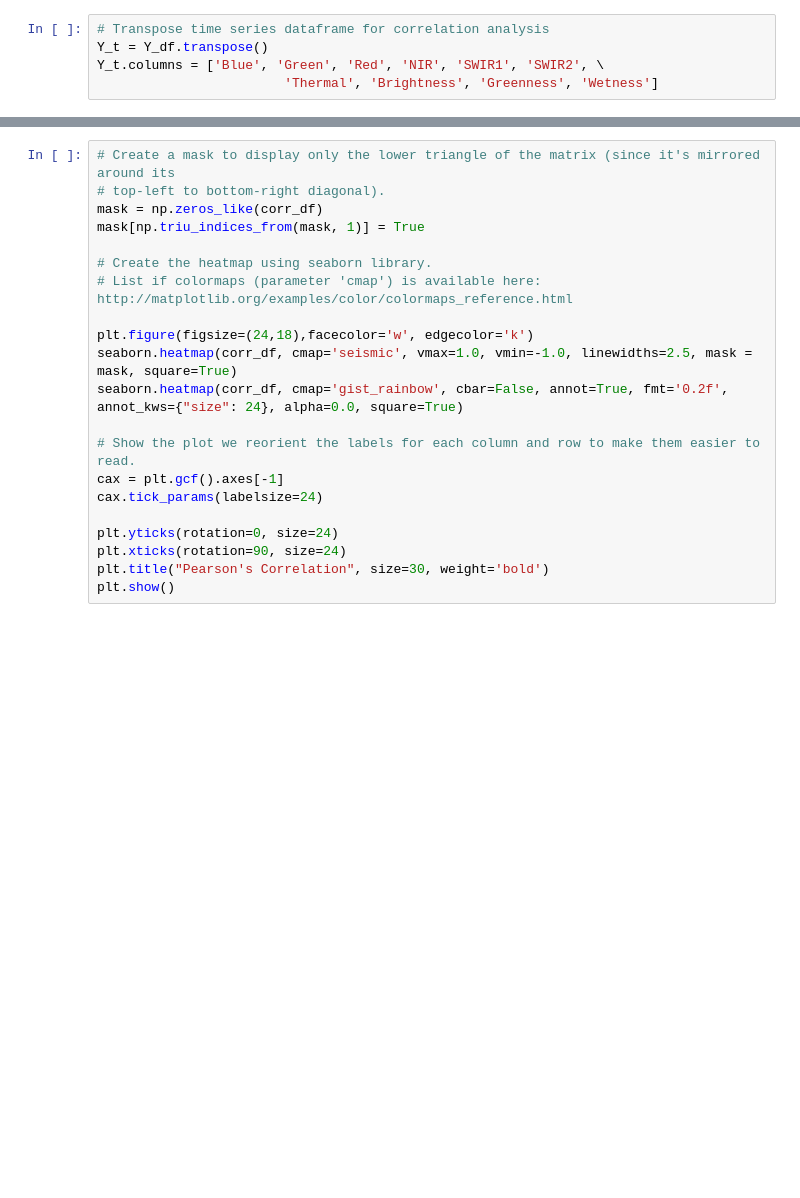
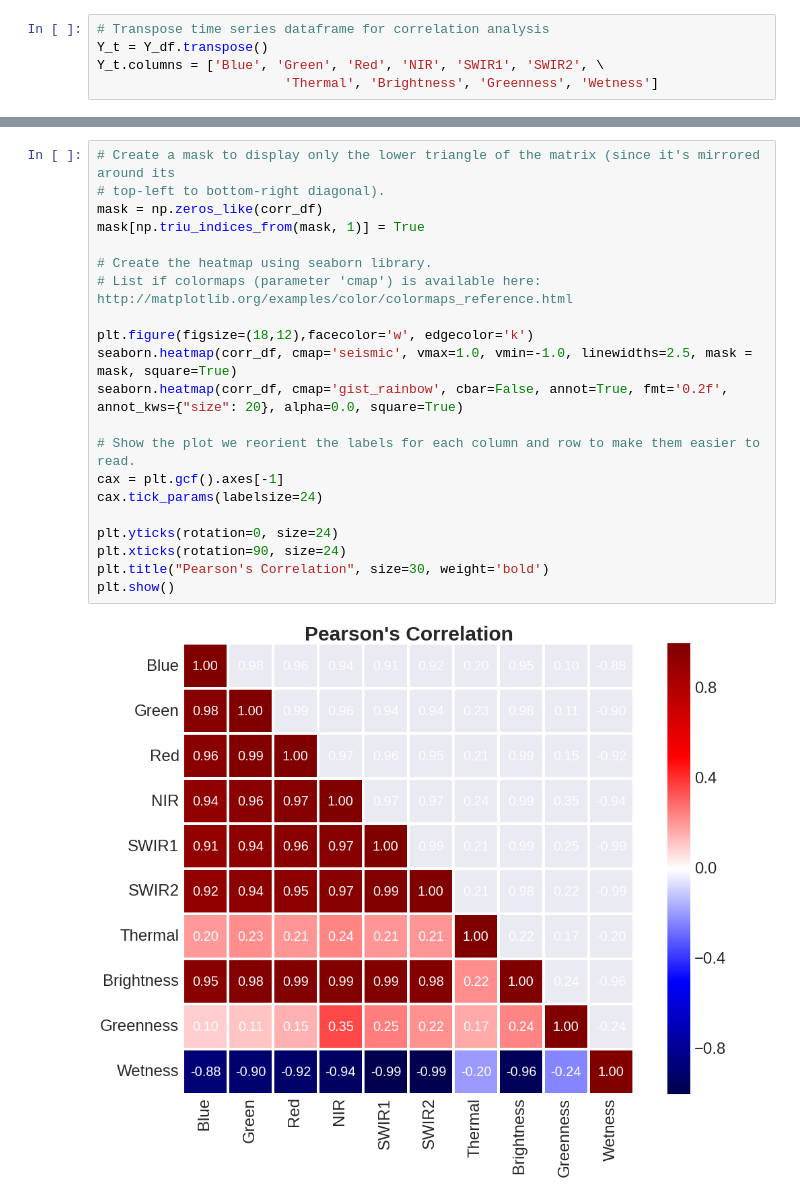
Before and after one commit to valpasq/notebooks, a Jupyter notebook: Correlation.ipynb, the cells around one changed output, grey strips where cells are left out. Cells and saved outputs as stored; diff of their text form; blank space fills up the shorter version.

Commit message:
added inline plotting

```diff
--- a/Correlation.ipynb
+++ b/Correlation.ipynb
@@ -94,21 +98,23 @@ corr_df
 # %%
 # Create a mask to display only the lower triangle of the matrix (since it's mirrored around its
 # top-left to bottom-right diagonal).
 mask = np.zeros_like(corr_df)
 mask[np.triu_indices_from(mask, 1)] = True
 
 # Create the heatmap using seaborn library.
 # List if colormaps (parameter 'cmap') is available here: http://matplotlib.org/examples/color/colormaps_reference.html
 
-plt.figure(figsize=(24,18),facecolor='w', edgecolor='k')
+plt.figure(figsize=(18,12),facecolor='w', edgecolor='k')
 seaborn.heatmap(corr_df, cmap='seismic', vmax=1.0, vmin=-1.0, linewidths=2.5, mask = mask, square=True)
-seaborn.heatmap(corr_df, cmap='gist_rainbow', cbar=False, annot=True, fmt='0.2f', annot_kws={"size": 24}, alpha=0.0, square=True)
+seaborn.heatmap(corr_df, cmap='gist_rainbow', cbar=False, annot=True, fmt='0.2f', annot_kws={"size": 20}, alpha=0.0, square=True)
 
 # Show the plot we reorient the labels for each column and row to make them easier to read.
 cax = plt.gcf().axes[-1]
 cax.tick_params(labelsize=24)
 
 plt.yticks(rotation=0, size=24)
 plt.xticks(rotation=90, size=24)
 plt.title("Pearson's Correlation", size=30, weight='bold')
 plt.show()
+# %% [output]
+[figure, added]
```
Also changed, not shown: parts of 1 cell of this notebook.
